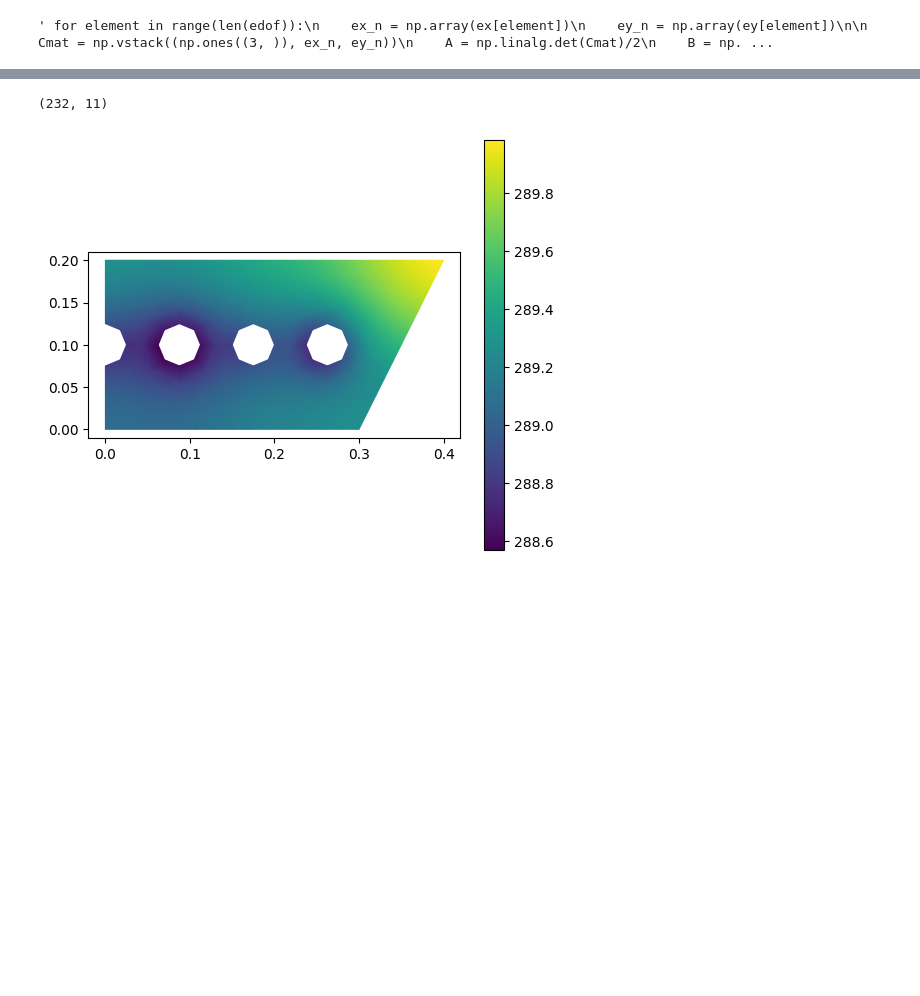
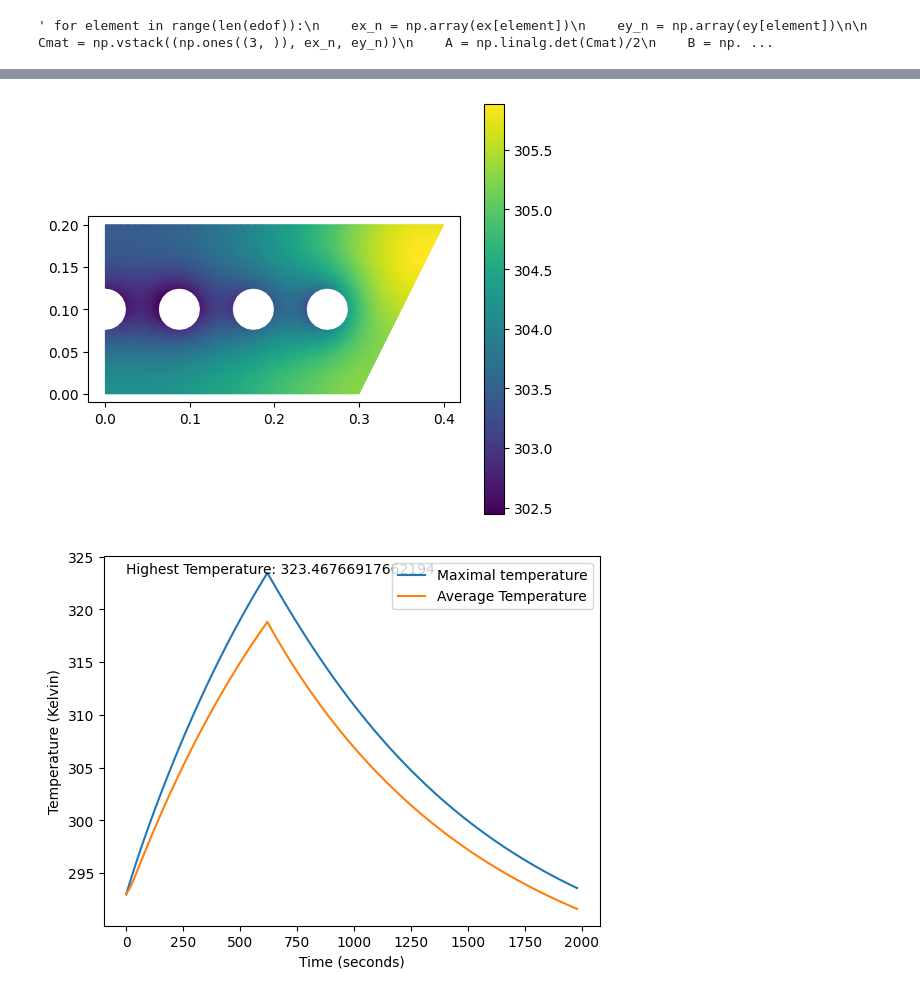
Before and after one commit to HermanEfr/Femprojekt, a Jupyter notebook: fem_proj.ipynb, the cells around one changed output, grey strips where cells are left out. Cells and saved outputs as stored; diff of their text form; code cells hidden in the pictures; blank space fills up the shorter version.

```diff
--- a/fem_proj.ipynb
+++ b/fem_proj.ipynb
@@ -219,23 +220,24 @@ def transient_temp(tend, number_of_steps, dofs, coords, edof, bdofs, charge_func
     for step in range(number_of_steps):
         fl = np.zeros((nDofs,1))
         for eltopo, elx, ely in zip(edof, ex, ey):
-            _, fle = cfc.flw2te(elx, ely, [t], D, charge_func(step*dt))
 
             Cmat = np.vstack((np.ones((3, )), elx, ely))
             A = np.linalg.det(Cmat)/2
             for point in eltopo:
-                fl[point-1] = charge_func(step*dt)*A*t/3
+                fl[point-1] += charge_func(step*dt)*A*t/3
 
         a_old = transient_step(C, K, fb+fl, dt, a_old)
         a = np.hstack((a, a_old))
-        print(fl)
 
     return a
 # %%
 def tempfunc_one(time):
-    return 100*np.exp(-144 * ((600-time)/3600)**2 )*1000
+    return 100*np.exp(-144 * ((600-time)/3600)**2 )*1000 +0.00001
 
 def tempfunc_two(time):
-    return (time <= 600)*88.42 + 0.00001
+    return (time <= 600)*88.42*1000 + 0.00001
 
-a = transient_temp(1000.0, 10, dofs, coords, edof, bdofs, tempfunc_one)
+NUMBER_OF_STEPS = 100
+END_TIME = 2000
+
+a = transient_temp(END_TIME, NUMBER_OF_STEPS, dofs, coords, edof, bdofs, tempfunc_two)
@@ -260,10 +244,44 @@ a = transient_temp(1000.0, 10, dofs, coords, edof, bdofs, tempfunc_one)
-# %%
-print(a.shape)
-
-cfv.figure()
-cfv.draw_nodal_values_shaded(a[:, 5], coords, edof)
-cfv.colorbar()
-cfv.show()
-# %% [output]
-(232, 11)
-[figure, removed]
+# %%
+
+
+
+
+cfv.figure()
+cfv.draw_nodal_values_shaded(a[:, 60], coords, edof)
+cfv.colorbar()
+cfv.show()
+
+def maxtemp():
+    max_temp_plot_y = []
+    min_temp_plot_y = []
+    max_deviation_temp = []
+    time_x = []
+    for step in range(NUMBER_OF_STEPS):
+        max_temp_plot_y.append(max(a[:, step]))
+        min_temp_plot_y.append(min(a[:, step]))
+
+        deviations_in_a_single_step = []
+        for x in a[:, step]:
+            deviations_in_a_single_step.append(abs(x-T_inf))
+
+        max_deviation_temp.append(max(deviations_in_a_single_step))
+        time_x.append(step*(END_TIME/NUMBER_OF_STEPS))
+    mpl.plot(time_x, max_temp_plot_y)
+    mpl.plot(time_x, min_temp_plot_y)
+    x_high, y_high = (time_x[max_temp_plot_y.index(max(max_temp_plot_y))], max(max_temp_plot_y))
+    mpl.annotate("Highest Temperature: " + str(y_high), xy=(x_high, y_high), xytext=(0, y_high))
+    mpl.legend(["Maximal temperature", "Average Temperature"])
+    mpl.ylabel("Temperature (Kelvin)")
+    mpl.xlabel("Time (seconds)")
+    mpl.show
+
+    mpl.figure()
+    mpl.plot(time_x, max_deviation_temp)
+    mpl.legend(["Devation from Ambient Temperature"])
+    mpl.ylabel("Tempoerature (Kelvin)")
+    mpl.xlabel("Time (seconds)")
+    mpl.show
+maxtemp()
+# %% [output]
+[figure, added]
+[figure, added]
```
Also changed, not shown: parts of 5 cells of this notebook.
